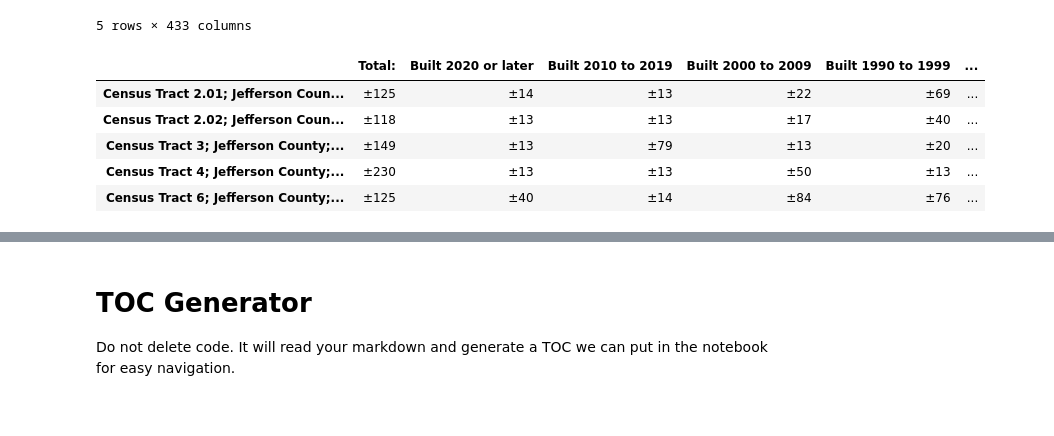
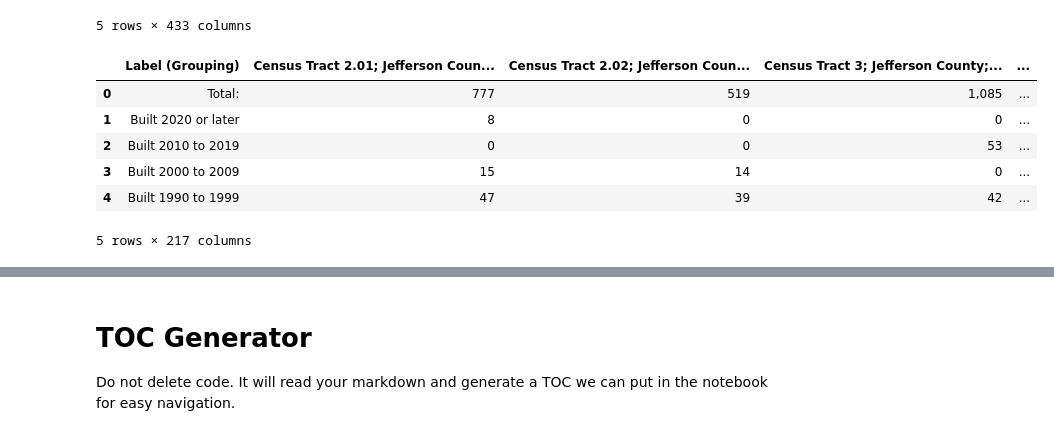
Before and after one commit to Code-You-Contributors/HUD_data_master, a Jupyter notebook: Curtis/curtis.ipynb, the cells around one changed output, grey strips where cells are left out. Drawn from its saved outputs; the diff is of its cells as text; code cells hidden in the pictures.

```diff
--- a/Curtis/curtis.ipynb
+++ b/Curtis/curtis.ipynb
@@ -132,20 +130,15 @@ df_housing_age.head()
 5 rows × 433 columns
 # %%
 # Drop all Estimate columns
-cols_to_drop = df_housing_age.columns[df_housing_age.columns.str.contains('Estimate')]
-df_housing_age = df_housing_age.drop(columns=cols_to_drop)
-
-# Swap columns and rows to match other data sets
-df_housing_age = df_housing_age.transpose()
-
-# Set the first row as the header
-df_housing_age = df_housing_age.rename(columns=df_housing_age.iloc[0]).drop(df_housing_age.index[0])
+cols_to_drop_housing_age = df_housing_age.columns[df_housing_age.columns.str.contains('Margin of Error')]
+df_housing_age = df_housing_age.drop(columns=cols_to_drop_housing_age)
 
 df_housing_age.head()
 # %% [output]
-|  | Total: | Built 2020 or later | Built 2010 to 2019 | Built 2000 to 2009 | Built 1990 to 1999 | ... |
-| Census Tract 2.01; Jefferson Coun... | ±125 | ±14 | ±13 | ±22 | ±69 | ... |
-| Census Tract 2.02; Jefferson Coun... | ±118 | ±13 | ±13 | ±17 | ±40 | ... |
-| Census Tract 3; Jefferson County;... | ±149 | ±13 | ±79 | ±13 | ±20 | ... |
-| Census Tract 4; Jefferson County;... | ±230 | ±13 | ±13 | ±50 | ±13 | ... |
-| Census Tract 6; Jefferson County;... | ±125 | ±40 | ±14 | ±84 | ±76 | ... |
+|  | Label (Grouping) | Census Tract 2.01; Jefferson Coun... | Census Tract 2.02; Jefferson Coun... | Census Tract 3; Jefferson County;... | ... |
+| 0 | Total: | 777 | 519 | 1,085 | ... |
+| 1 | Built 2020 or later | 8 | 0 | 0 | ... |
+| 2 | Built 2010 to 2019 | 0 | 0 | 53 | ... |
+| 3 | Built 2000 to 2009 | 15 | 14 | 0 | ... |
+| 4 | Built 1990 to 1999 | 47 | 39 | 42 | ... |
+5 rows × 217 columns
```
Also changed, not shown: parts of 12 cells of this notebook.
